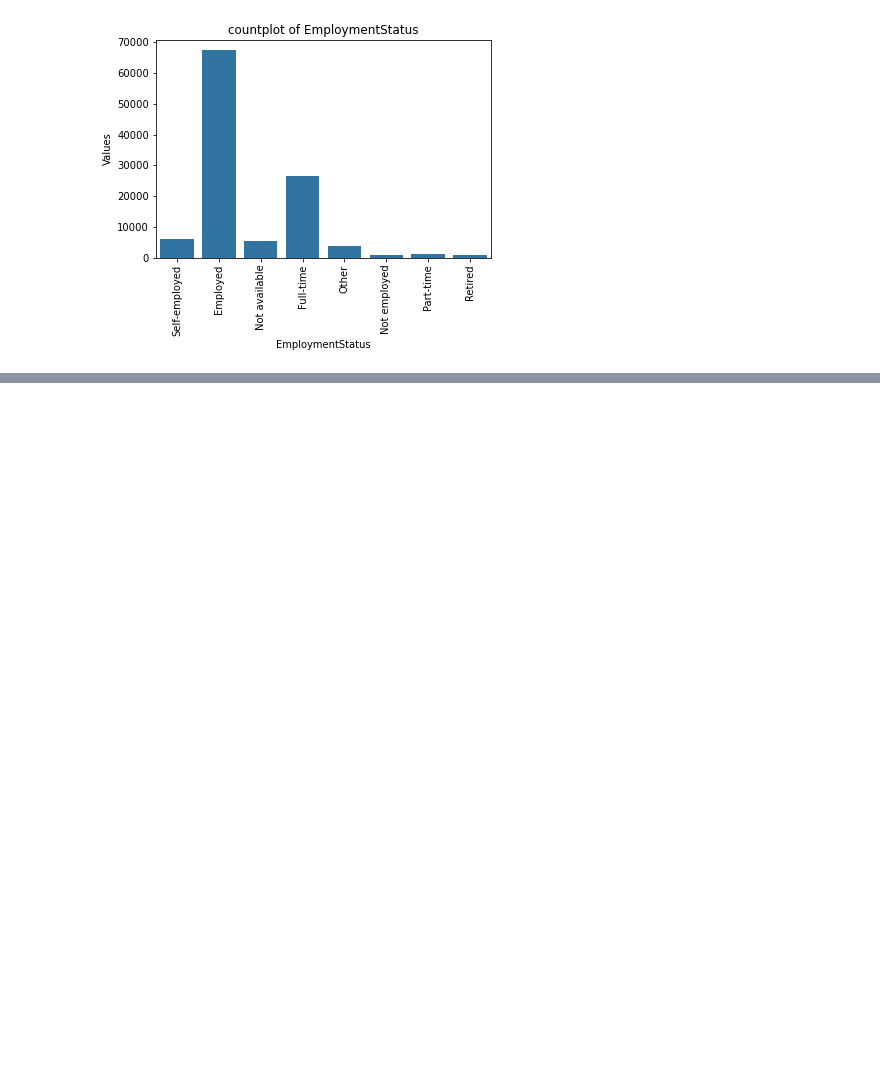
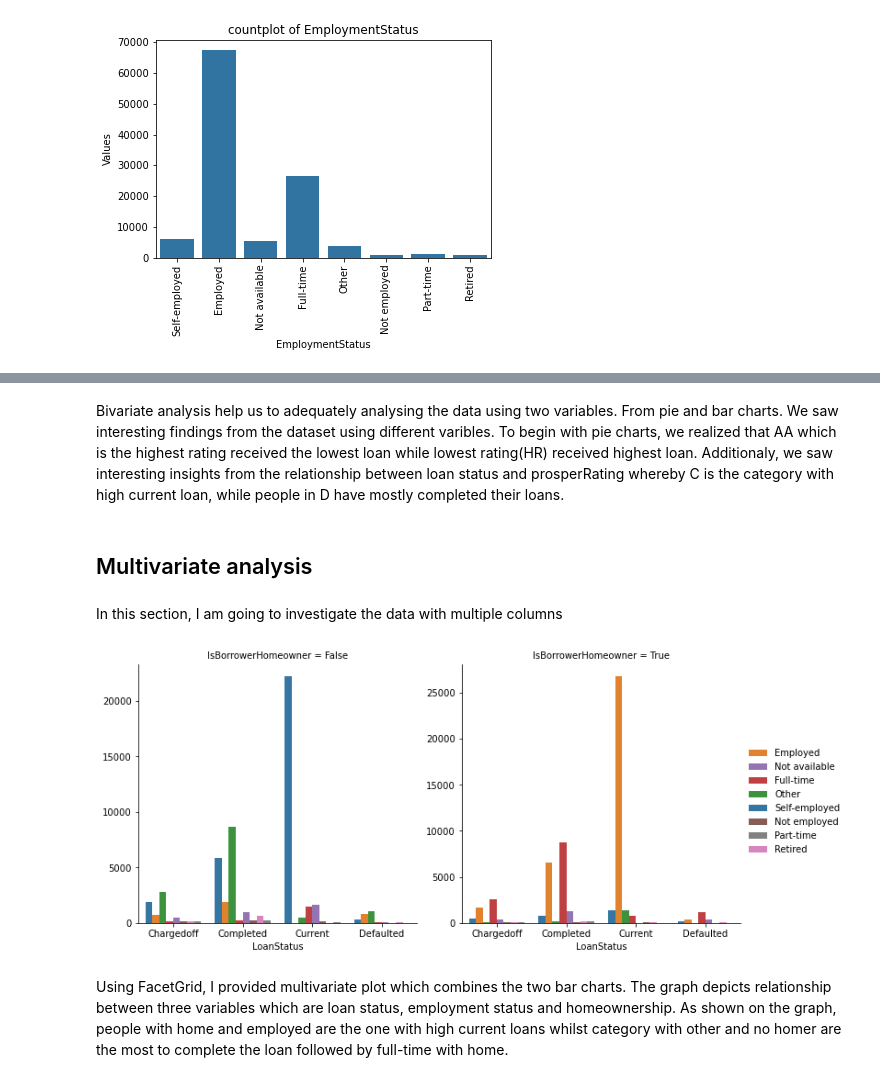
Before and after one commit to skevin-dev/SynchVR_Technical_Assessment, a Jupyter notebook: Notebooks/EDA.ipynb, the cells around one changed output, grey strips where cells are left out. Drawn from its saved outputs; the diff is of its cells as text; code cells hidden in the pictures; blank space fills up the shorter version.

```diff
--- a/Notebooks/EDA.ipynb
+++ b/Notebooks/EDA.ipynb
@@ -136,0 +178,21 @@ continuing to qualitative,I used countplot to analysis the frequency of differen
+# %% [markdown]
+Bivariate analysis help us to adequately analysing the data using two variables. From pie and bar charts. We saw interesting findings from the dataset using different varibles. To begin  with pie charts, we realized that AA which is the highest rating received the lowest loan while lowest rating(HR) received highest loan. Additionaly, we saw interesting insights from the relationship between loan status and prosperRating whereby C is the category with high current loan, while people in D have mostly completed their loans.
+# %% [markdown]
+## Multivariate analysis
+# %% [markdown]
+In this section, I am going to investigate the data with multiple columns
+# %%
+def countplot(x, hue,**kwargs):
+    data=kwargs.pop("data")
+    order=np.unique(data['LoanStatus'].values)
+    sns.countplot(x, hue=hue, data=data,order=order,**kwargs)
+
+g = sns.FacetGrid(df_used_cols_loan_status, col='IsBorrowerHomeowner',  size=5, height=3, aspect=1, sharex=False, sharey=False)
+g.map_dataframe(countplot, 'LoanStatus',hue='EmploymentStatus', alpha=.99,
+                palette=sns.color_palette())
+g.fig.subplots_adjust(top=0.9)
+g.add_legend();
+# %% [output]
+[figure, added]
+# %% [markdown]
+Using FacetGrid, I provided multivariate plot which combines the two bar charts. The graph depicts relationship between three variables which are loan status, employment status and homeownership. As shown on the graph, people with home and employed are the one with high current loans whilst category with other and no homer are the most to complete the loan followed by full-time with home.
```
Also changed, not shown: parts of 7 cells of this notebook.
